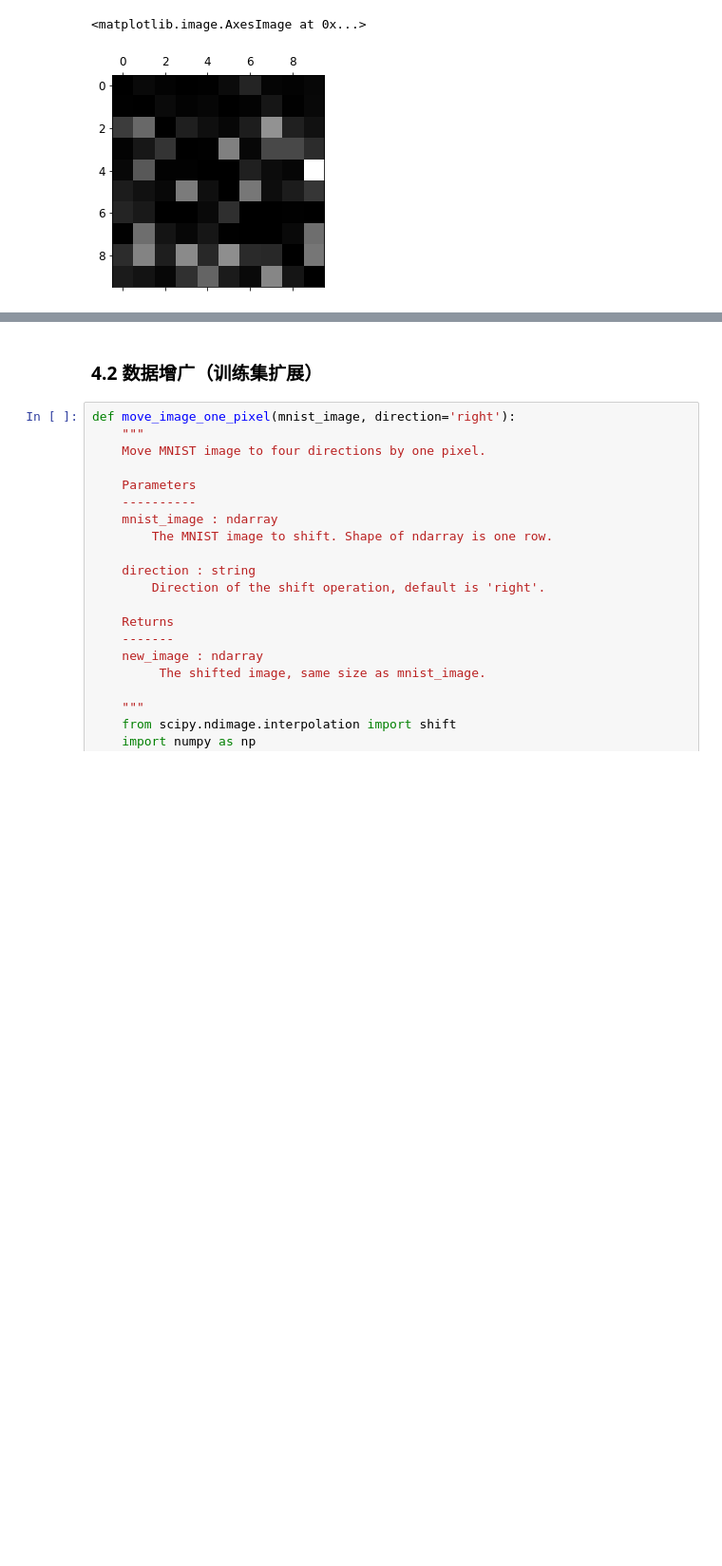
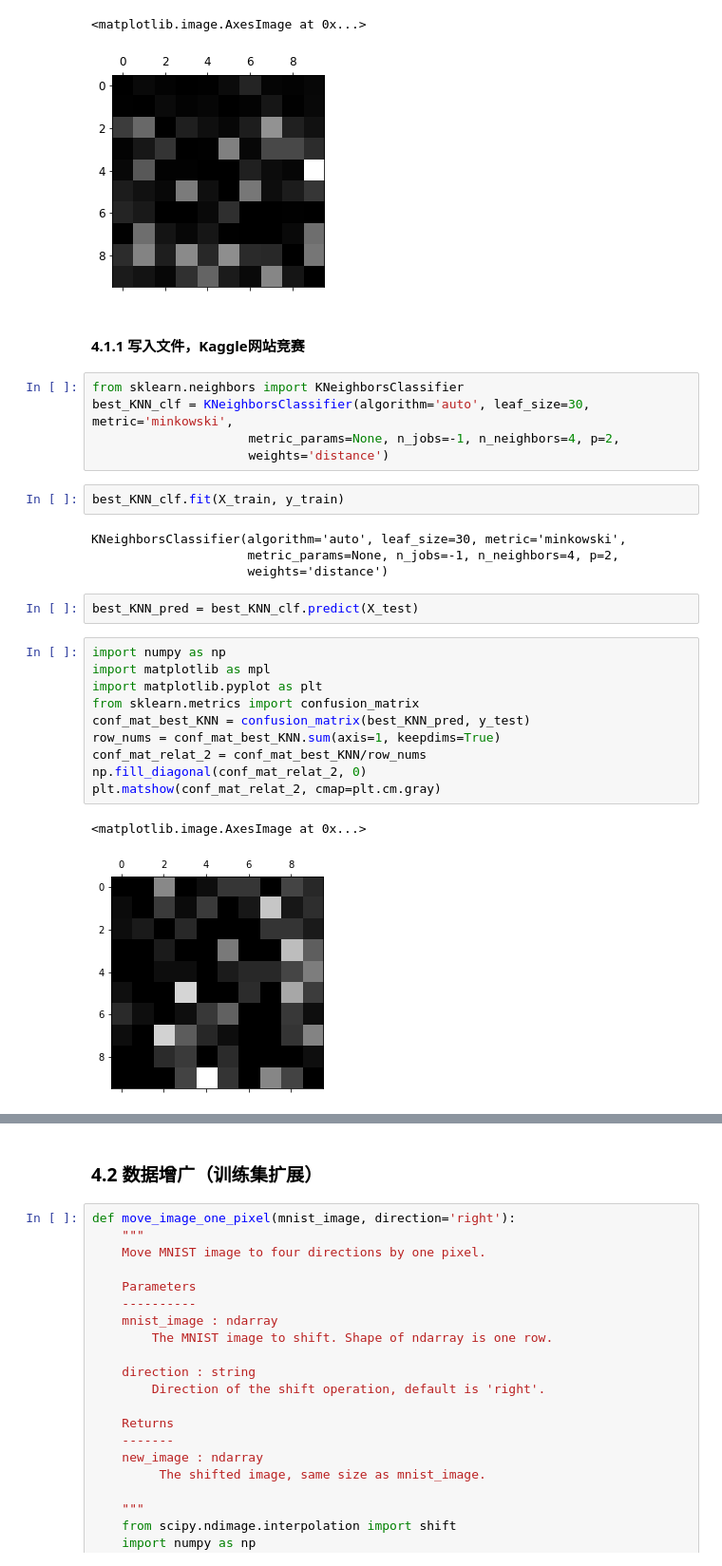
Before and after one commit to GoldenRaven/MachineLearning_notebook, a Jupyter notebook: 03_classification.ipynb, the cells around one changed output, grey strips where cells are left out. Shown at 95% size. Drawn from its saved outputs; the diff is of its cells as text; blank space fills up the shorter version.

Commit message:
feat: add write to csv file, submit to Kaggle

```diff
--- a/03_classification.ipynb
+++ b/03_classification.ipynb
@@ -556,3 +556,31 @@ plt.matshow(conf_mat_relat, cmap=plt.cm.gray)
 # %% [output]
 <matplotlib.image.AxesImage at 0x...>
 [figure]
+# %% [markdown]
+#### 4.1.1 写入文件，Kaggle网站竞赛
+# %%
+from sklearn.neighbors import KNeighborsClassifier
+best_KNN_clf = KNeighborsClassifier(algorithm='auto', leaf_size=30, metric='minkowski',
+                     metric_params=None, n_jobs=-1, n_neighbors=4, p=2,
+                     weights='distance')
+# %%
+best_KNN_clf.fit(X_train, y_train)
+# %% [output]
+KNeighborsClassifier(algorithm='auto', leaf_size=30, metric='minkowski',
+                     metric_params=None, n_jobs=-1, n_neighbors=4, p=2,
+                     weights='distance')
+# %%
+best_KNN_pred = best_KNN_clf.predict(X_test)
+# %%
+import numpy as np
+import matplotlib as mpl
+import matplotlib.pyplot as plt
+from sklearn.metrics import confusion_matrix
+conf_mat_best_KNN = confusion_matrix(best_KNN_pred, y_test)
+row_nums = conf_mat_best_KNN.sum(axis=1, keepdims=True)
+conf_mat_relat_2 = conf_mat_best_KNN/row_nums
+np.fill_diagonal(conf_mat_relat_2, 0)
+plt.matshow(conf_mat_relat_2, cmap=plt.cm.gray)
+# %% [output]
+<matplotlib.image.AxesImage at 0x...>
+[figure, added]
```
Also changed, not shown: parts of 1 cell of this notebook, 1 other file.
